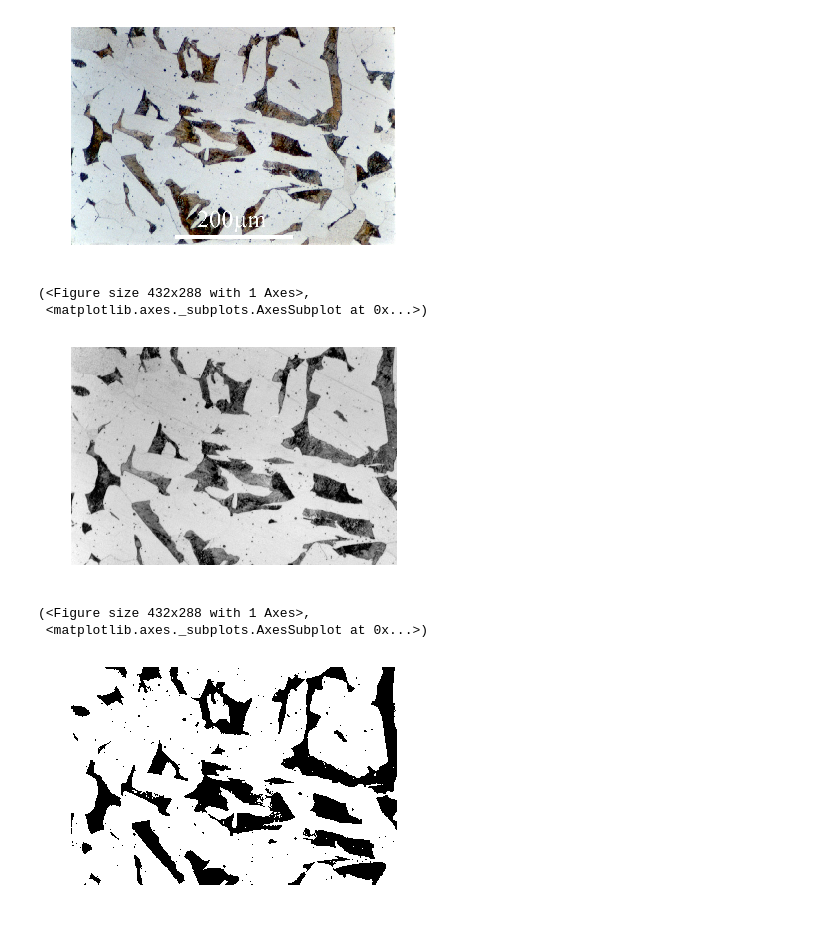
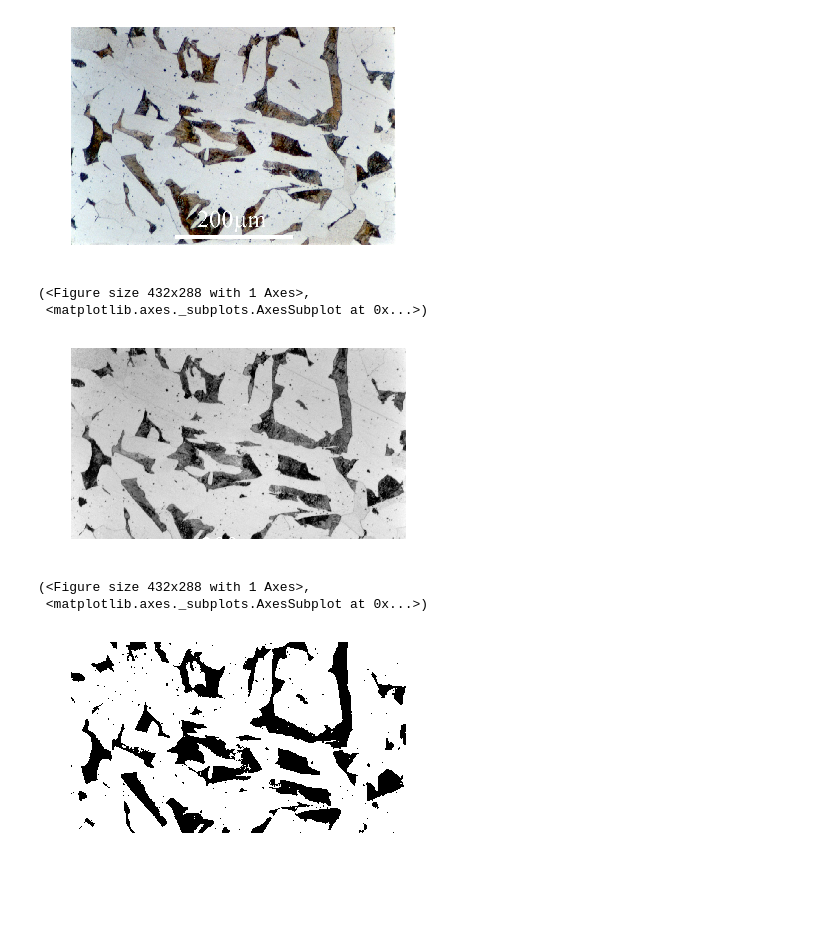
Before and after one commit to AnBarbosa/AnaliseQuantitativaDeMateriaisBifasicos, a Jupyter notebook: QuantificadorDeFases.ipynb, the cells around one changed output. Drawn from its saved outputs; the diff is of its cells as text; code cells hidden in the pictures; blank space fills up the shorter version.

Commit message:
Adicionadas variaveis de usuário. Removidas menções à cementita e perlita

```diff
--- a/QuantificadorDeFases.ipynb
+++ b/QuantificadorDeFases.ipynb
@@ -1 +1,22 @@
+# %%
+#coding utf-8
+
+# DEFINIÇÃO DE VARIÁVEIS DO USUÁRIO
+
+# Altere esse variável para definir a imagem a ser avaliada.
+# A imagem deve ser uma microestrutura bifásica.
+# A imagem padrão é uma Micrografia de Ferro Cinzento. Vá à 4a célula para acompanhar o funcionamento
+# detalhado do programa. Na última célula temos o resultado da análise.
+NOME_DA_IMAGEM_A_SER_ANALISADA = "FromDoItPoms000288.jpg"
+NOME_DA_FASE_ESCURA = "Fase Escura"
+NOME_DA_FASE_CLARA  = "Fase Clara"
+
+# número de pixels da borda
+BORDA_ESQUERDA = 5
+BORDA_DIREITA = 5
+BORDA_SUPERIOR = 5
+BORDA_INFERIOR = 80
+
+# Valor que define o limiar de corte de 0(preto) a 1(branco)
+VALOR_DE_CORTE = 0.6 # valor de 0 a 1.
 # %%
@@ -97,28 +93,35 @@ mostra_imagem_cinza(micrografia_colorida)
 # %%
 # Trabalharemos com a imagem em níveis de cinza, pois as cores são irrelevantes.
 img_cinza = color.rgb2gray(micrografia_colorida)
 
 # Iremos retirar a parte debaixo da imagem, onde consta a legenda, para que ela
 # não atrapalhe nossa contagem.
 linhas,colunas = img_cinza.shape
 
-crop_ratio = 0.83
-linhas = math.floor(linhas*crop_ratio)
-colunas = math.floor(colunas*crop_ratio)
+# Se O usuário quiser verificar outros valores de borda, pode
+# descomentar as linhas abaixo para facilitar a análise do corte.
+#BORDA_ESQUERDA = 5
+#BORDA_DIREITA = 5
+#BORDA_SUPERIOR = 5
+#BORDA_INFERIOR = 80
 
-imagem_cortada = img_cinza[0:linhas, 0:colunas]
-
+imagem_cortada = img_cinza[BORDA_SUPERIOR:linhas-BORDA_INFERIOR,
+                           BORDA_ESQUERDA:colunas-BORDA_DIREITA]
 
 mostra_imagem_cinza(imagem_cortada)
 # %% [output]
 (<Figure size 432x288 with 1 Axes>,
  <matplotlib.axes._subplots.AxesSubplot at 0x...>)
-[figure, old version]
+[figure, new version]
 # %%
 # Agora iremos separar a imagem. Todos os pixels com mais de 60% de intensidade serão brancos,
 # todos os pixels com intensidade menor que 60% serão pretos.
-corte_de_intensidade = 0.6
-im_dual = passa_baixo(imagem_cortada, corte_de_intensidade)
+
+# Se o usuário quiser experimentar com outros valroes de corte, pode descomentar a linha
+# abaixo para facilitar a análise das alterações.
+#VALOR_DE_CORTE = 0.6 # valor de 0 a 1.
+
+im_dual = segmenta_imagem(imagem_cortada, VALOR_DE_CORTE)
 mostra_imagem_cinza(im_dual)
 
 # Note que há pontos brancos dentro das áreas pretas, e pontos pretos nas áreas brancas. Nós
@@ -126,7 +129,7 @@ mostra_imagem_cinza(im_dual)
 # %% [output]
 (<Figure size 432x288 with 1 Axes>,
  <matplotlib.axes._subplots.AxesSubplot at 0x...>)
-[figure, old version]
+[figure, new version]
 # %%
 # Agora, podemos utilizar uma simples contagem de pixels e determinar a quantidade de cada fase:
 # Fase Escura: Contagem de pixels pretos.
```
Also changed, not shown: parts of 5 cells of this notebook.
